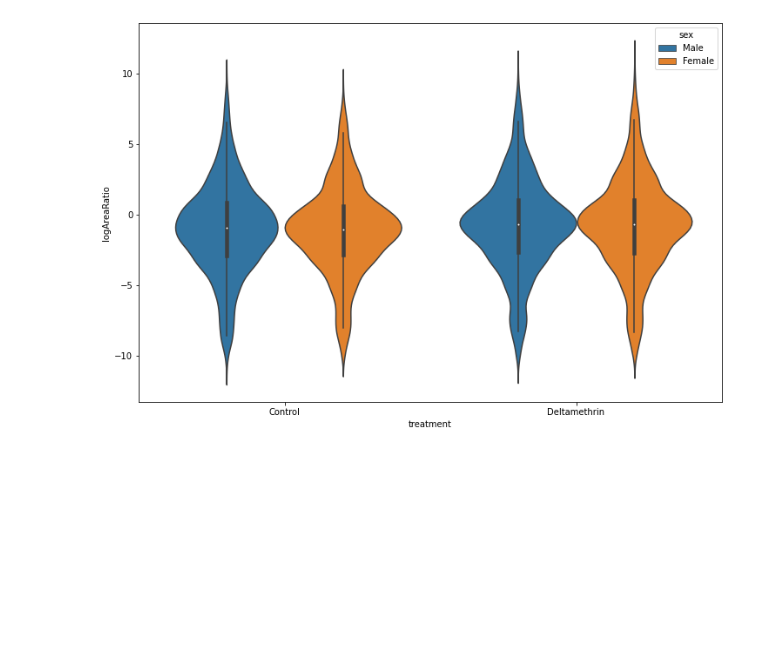
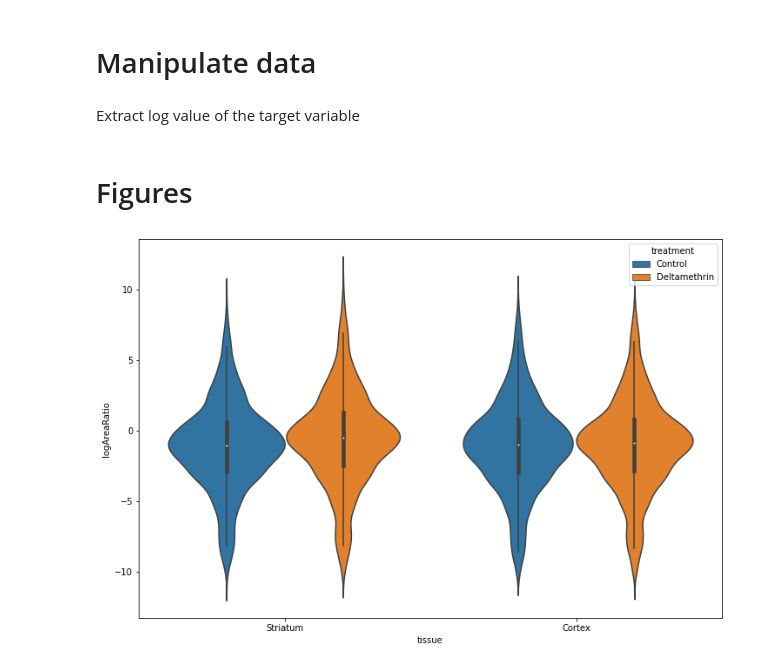
Before and after one commit to Ivan2nn/lipids, a Jupyter notebook: analysis.ipynb, the cells around one changed output. Saved outputs shown, nothing was run; the diff lists cells and outputs as text; code cells hidden in the pictures; blank space fills up the shorter version.

Commit message:
Statistics and plots

```diff
--- a/analysis.ipynb
+++ b/analysis.ipynb
@@ -21,14 +28,20 @@ data.tail()
 | 57261 | Female | Deltamethrin | Cortex | 10 | 329.0 / 285.0 | PUFA | 2.80 | 1.058937e+07 | ... |
 | 57262 | Female | Deltamethrin | Cortex | 10 | 331.0 / 287.0 | PUFA | 2.79 | 1.978464e+06 | ... |
 | 57263 | Female | Deltamethrin | Cortex | 10 | 303.0 / 259.0 | PUFA | 2.81 | 1.463774e+08 | ... |
+# %% [markdown]
+# Manipulate data
+# %% [markdown]
+Extract log value of the target variable
 # %%
 columns_to_transform = ['areaRatio']
 
 for c in columns_to_transform:
     data['log'+c[0].capitalize()+c[1:]] = data[c].apply(lambda x: np.log(x))
+# %% [markdown]
+# Figures
 # %%
 plt.figure(figsize=(12,8))
-sns.violinplot(data=data, x='sex', hue='treatment', y='logAreaRatio')
+sns.violinplot(data=data, x='tissue', hue='treatment', y='logAreaRatio')
 plt.show()
 # %% [output]
-[figure, old version]
+[figure, new version]
```
Also changed, not shown: parts of 17 cells of this notebook.
